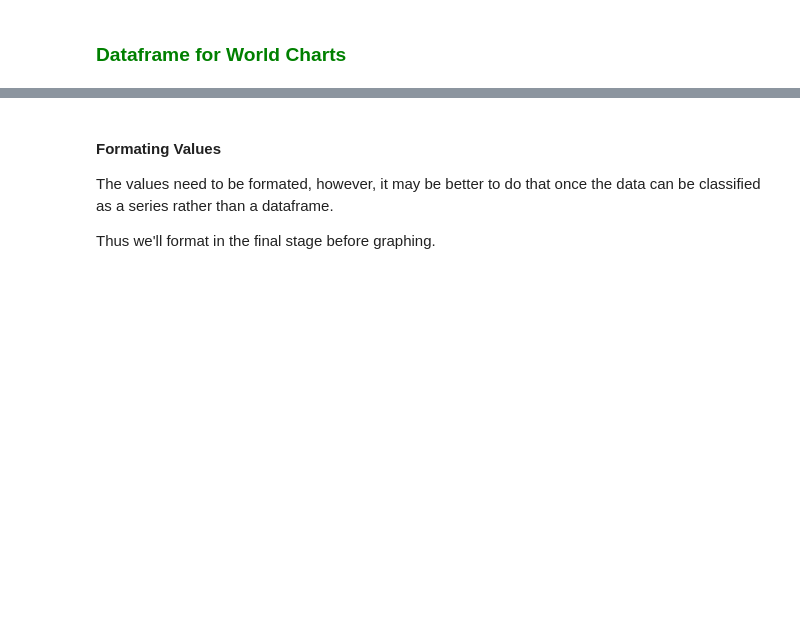
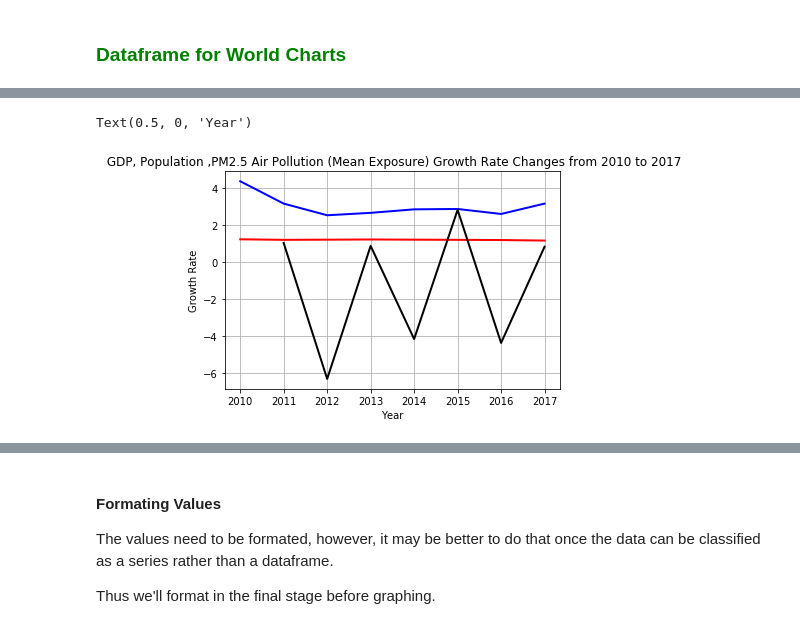
Before and after one commit to JosefinaAureaAmaro/00_Project_Python_DataAnalysis, a Jupyter notebook: Summarized_Growth rate_PM25.ipynb, the cells around one changed output, grey strips where cells are left out. Saved outputs shown, nothing was run; the diff lists cells and outputs as text; code cells hidden in the pictures; blank space fills up the shorter version.

```diff
--- a/Summarized_Growth rate (GDP,PM25,Population).ipynb
+++ b/Summarized_Growth rate_PM25.ipynb
@@ -338,4 +338,18 @@ world_data
 | 2015 | 7.583420e+13 | 2.86 | 47.18 | 1.19 | ... |
 | 2016 | 7.779680e+13 | 2.59 | 45.11 | 1.18 | ... |
 | 2017 | 8.025010e+13 | 3.15 | 45.48 | 1.15 | ... |
+# %%
+x_axis_GDP = world_data['GDP growth (annual %)']
+x_axis_population = world_data['Population growth (annual %)']
+x_axis_pm25=world_data['PM2.5 Air Pollution(annual %)']
+plt.plot(x_axis_population, linewidth=2, color="red")
+plt.plot(x_axis_GDP, linewidth=2, color="blue")
+plt.plot(x_axis_pm25, linewidth=2, color="black")
+plt.grid()
+plt.title(" GDP, Population ,PM2.5 Air Pollution (Mean Exposure) Growth Rate Changes from 2010 to 2017")
+plt.ylabel("Growth Rate")
+plt.xlabel("Year")
+# %% [output]
+Text(0.5, 0, 'Year')
+[figure, added]
 # %%
```
Also changed, not shown: parts of 1 cell of this notebook, 11 other files.
